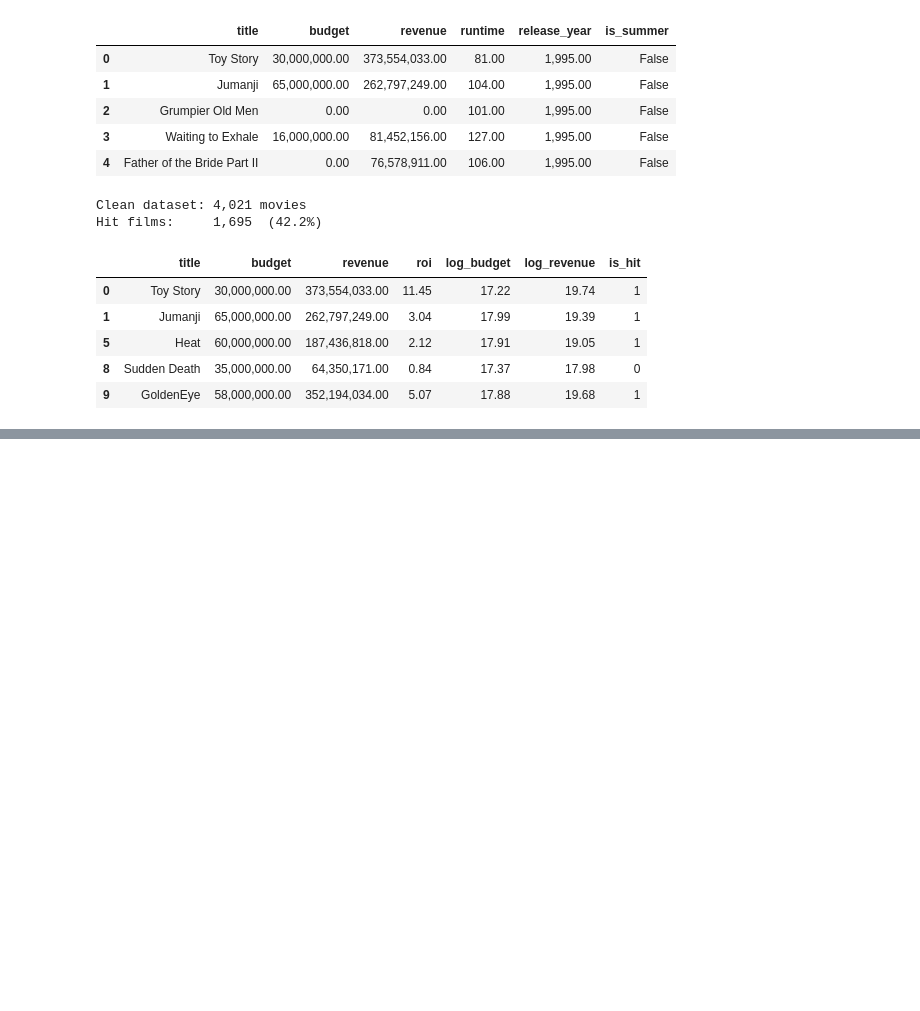
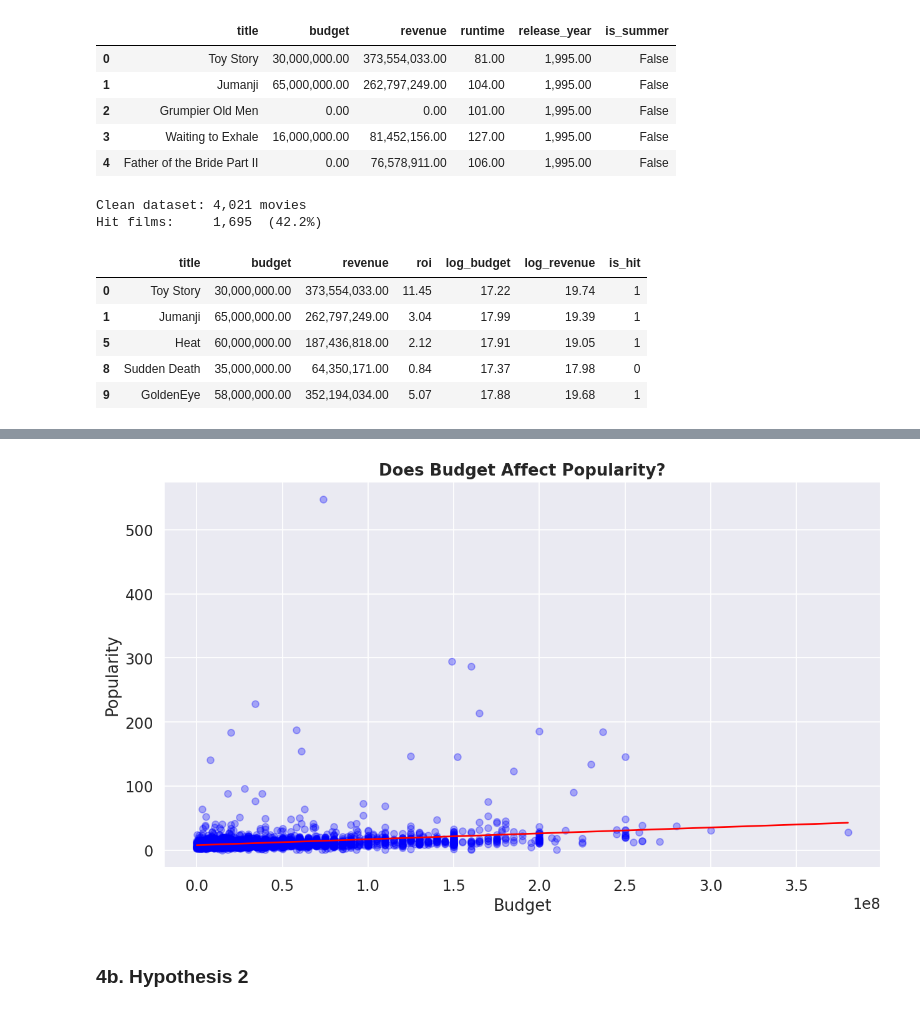
Before and after one commit to DheebhanJeganathan06/CMSC320-Final-Project, a Jupyter notebook: cmsc_320_final_project_checkpoint_2.ipynb, the cells around one changed output, grey strips where cells are left out. Saved outputs shown, nothing was run; the diff lists cells and outputs as text; code cells hidden in the pictures; blank space fills up the shorter version.

```diff
--- a/cmsc_320_final_project_checkpoint_2.ipynb
+++ b/cmsc_320_final_project_checkpoint_2.ipynb
@@ -242,0 +267,19 @@ df_clean[summary_cols].describe().T.style.background_gradient(cmap='Blues', axis
+# %%
+fig, ax = plt.subplots(figsize=(10, 6))
+
+ax.scatter(df_clean['budget'], df_clean['popularity'], alpha=0.3, color='blue')
+
+ax.set_xlabel('Budget')
+ax.set_ylabel('Popularity')
+ax.set_title('Does Budget Affect Popularity?')
+
+m, b = np.polyfit(df_clean['budget'], df_clean['popularity'], 1)
+x_line = np.linspace(df_clean['budget'].min(), df_clean['budget'].max(), 100)
+ax.plot(x_line, m * x_line + b, color='red', linewidth=1.5)
+
+plt.tight_layout()
+plt.show()
+# %% [output]
+[figure, added]
+# %% [markdown]
+### 4b. Hypothesis 2
```
Also changed, not shown: parts of 14 cells of this notebook.
